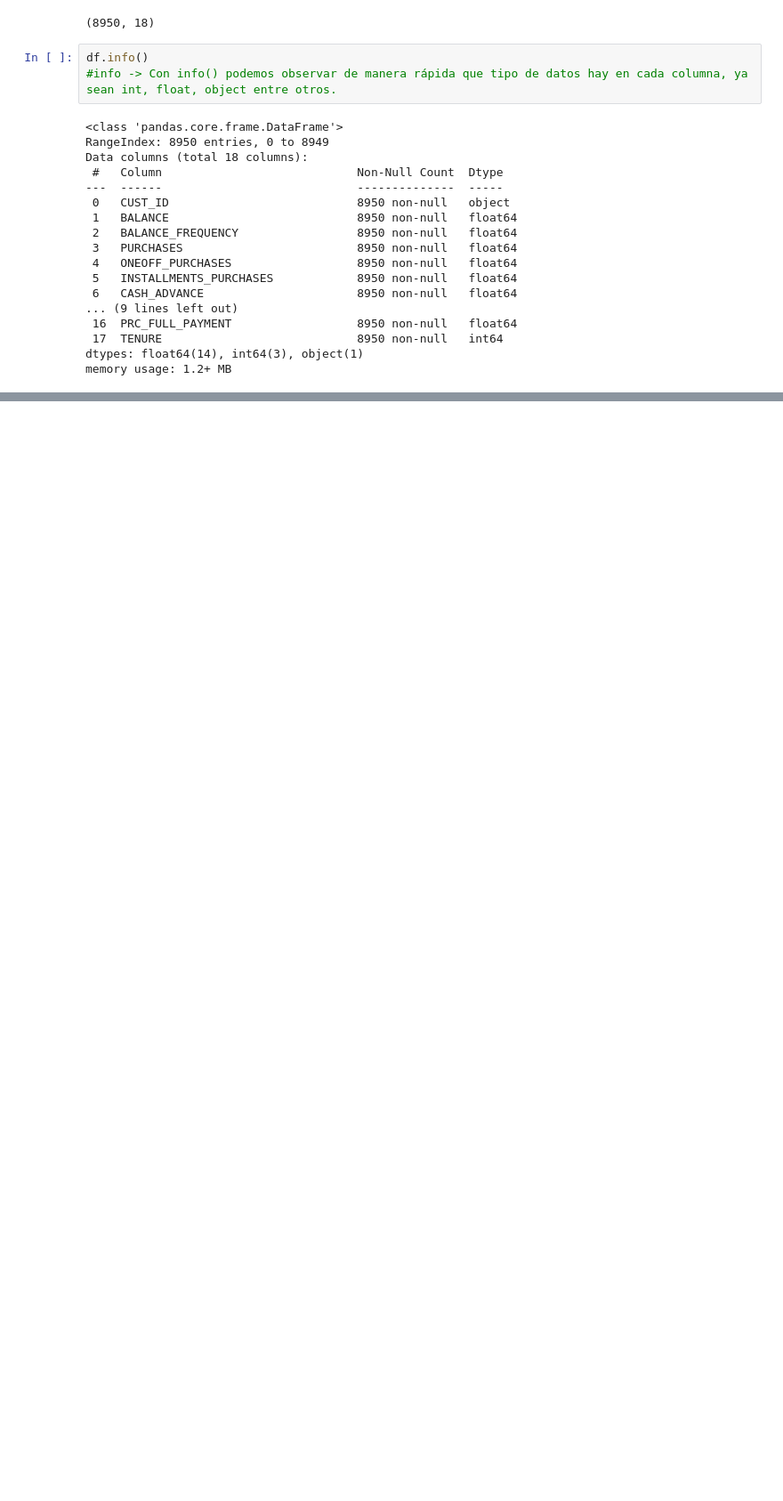
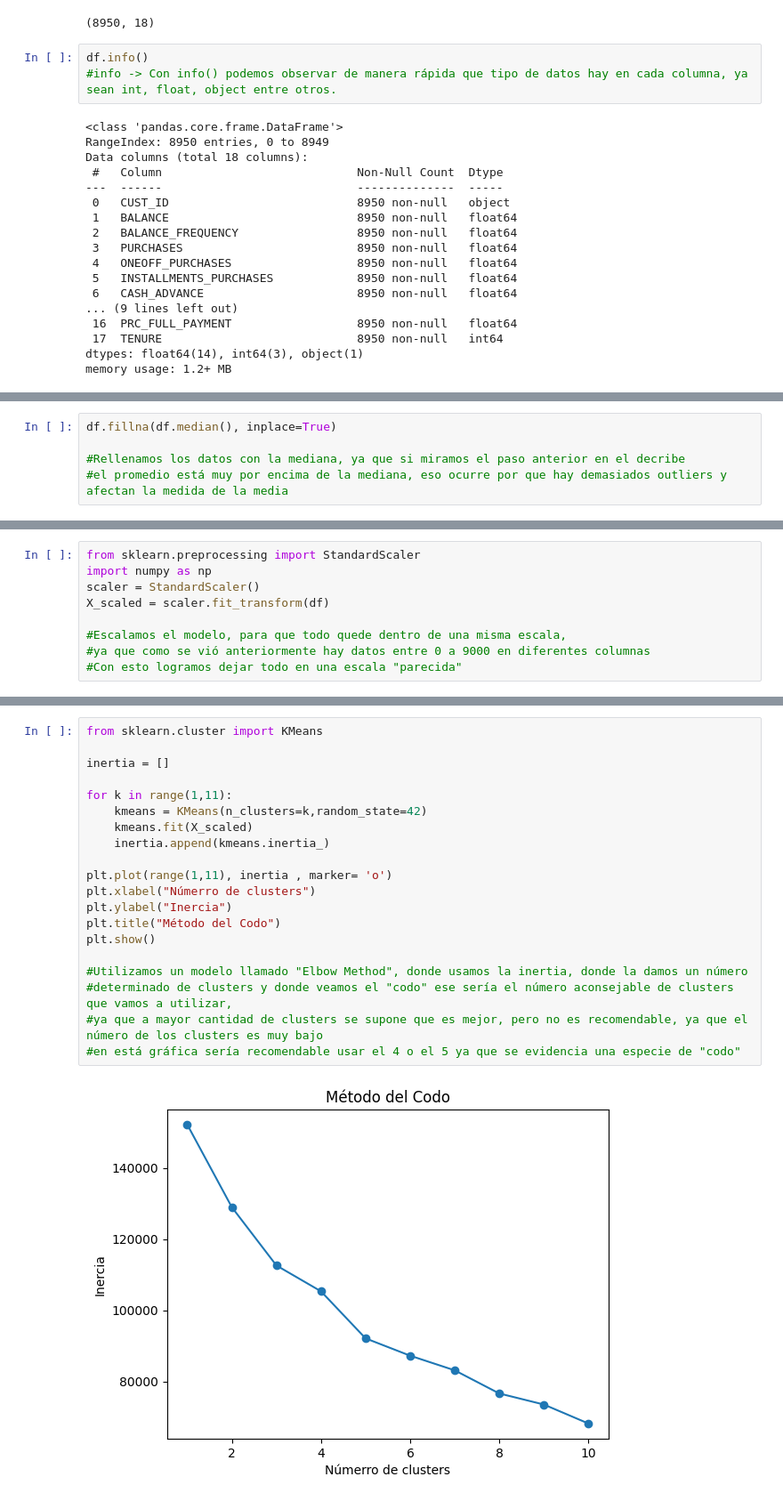
Before and after one commit to ByAlexX15/customer-segmentation-financial, a Jupyter notebook: notebooks/01_eda.ipynb, the cells around one changed output, grey strips where cells are left out. Shown at 89% size. Drawn from its saved outputs; the diff is of its cells as text; blank space fills up the shorter version.

```diff
--- a/notebooks/01_eda.ipynb
+++ b/notebooks/01_eda.ipynb
@@ -112,2 +123,7 @@ Name: MINIMUM_PAYMENTS, dtype: float64
+# %%
+df.fillna(df.median(), inplace=True)
+
+#Rellenamos los datos con la mediana, ya que si miramos el paso anterior en el decribe
+#el promedio está muy por encima de la mediana, eso ocurre por que hay demasiados outliers y afectan la medida de la media
 # %%
 df.isnull().sum()
@@ -137,0 +150,9 @@ dfp= df.drop(s"2")
+# %%
+from sklearn.preprocessing import StandardScaler
+import numpy as np
+scaler = StandardScaler()
+X_scaled = scaler.fit_transform(df)
+
+#Escalamos el modelo, para que todo quede dentro de una misma escala,
+#ya que como se vió anteriormente hay datos entre 0 a 9000 en diferentes columnas
+#Con esto logramos dejar todo en una escala "parecida"
@@ -137,0 +175,22 @@ dfp= df.drop(s"2")
+# %%
+from sklearn.cluster import KMeans
+
+inertia = []
+
+for k in range(1,11):
+    kmeans = KMeans(n_clusters=k,random_state=42)
+    kmeans.fit(X_scaled)
+    inertia.append(kmeans.inertia_)
+
+plt.plot(range(1,11), inertia , marker= 'o')
+plt.xlabel("Númerro de clusters")
+plt.ylabel("Inercia")
+plt.title("Método del Codo")
+plt.show()
+
+#Utilizamos un modelo llamado "Elbow Method", donde usamos la inertia, donde la damos un número
+#determinado de clusters y donde veamos el "codo" ese sería el número aconsejable de clusters que vamos a utilizar,
+#ya que a mayor cantidad de clusters se supone que es mejor, pero no es recomendable, ya que el número de los clusters es muy bajo
+#en está gráfica sería recomendable usar el 4 o el 5 ya que se evidencia una especie de "codo"
+# %% [output]
+[figure, added]
```
Also changed, not shown: parts of 24 cells of this notebook.
